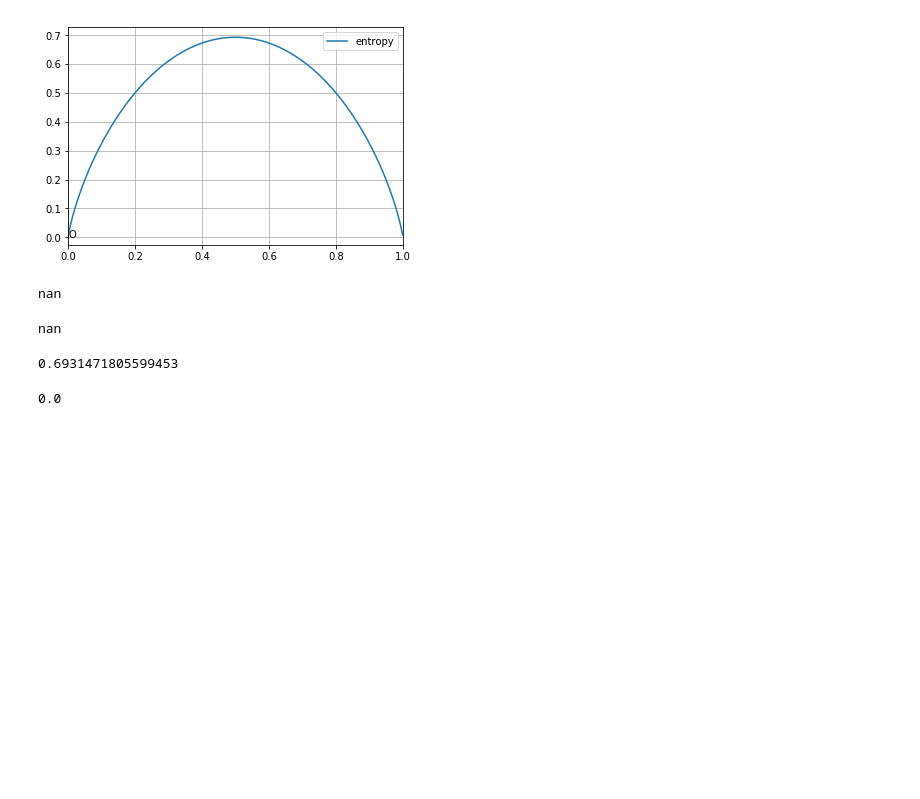
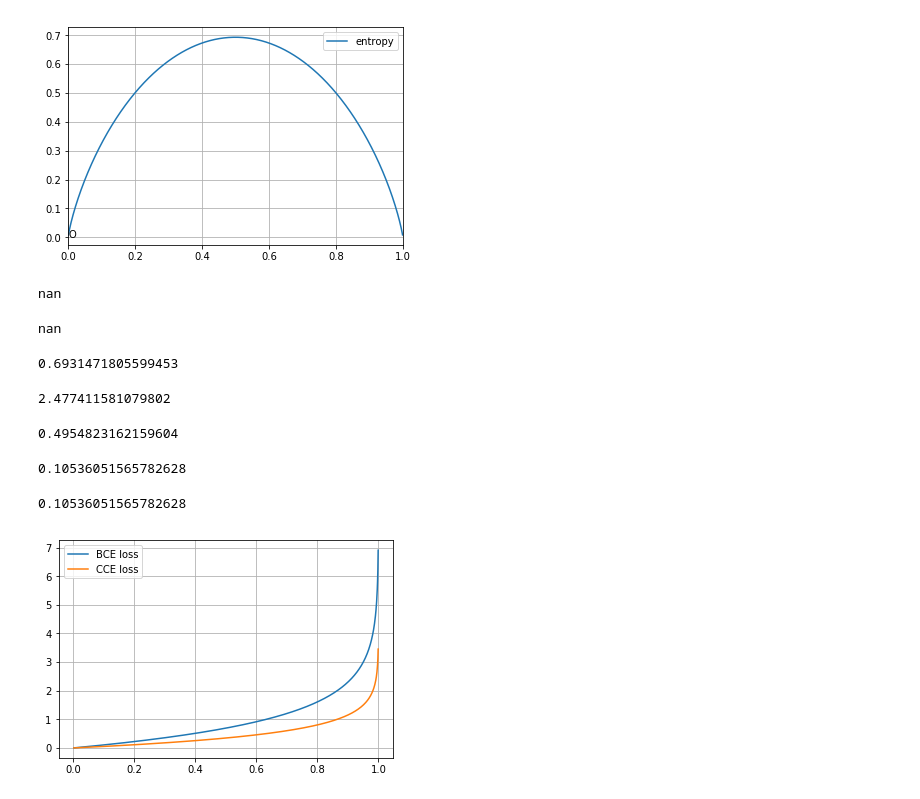
Before and after one commit to AI-Huang/deeplearning_basics, a Jupyter notebook: Math/test_functions.ipynb, the cells around one changed output. Drawn from its saved outputs; the diff is of its cells as text; code cells hidden in the pictures; blank space fills up the shorter version.

```diff
--- a/Math/test_functions.ipynb
+++ b/Math/test_functions.ipynb
@@ -38,9 +46,40 @@ nan
 entropy(0.5)
 # %% [output]
 0.6931471805599453
+# %%
+logits = np.asarray([0.1740, 0.1770, 0.1915, 0.2045, 0.2530])
+y_true = np.asarray([0., 0., 0., 1., 0.])
+binary_cross_entropy(logits, y_true)
+# %% [output]
+2.477411581079802
+# %%
+2.477411581079802/5
+# %% [output]
+0.4954823162159604
+# %%
+logits = np.asarray([0.1, 0.9])
+y_true = np.asarray([0., 1.])
+binary_cross_entropy(logits, y_true)
+# %% [output]
+0.10536051565782628
 # %%
-logits = [0.1, 0.8, 0.1]
-y_true = [0, 1, 0]
-cross_entropy(logits, y_true)
+logits = np.asarray([0.9, 0.1])
+y_true = np.asarray([1., 0.])
+binary_cross_entropy(logits, y_true)
 # %% [output]
-0.0
+0.10536051565782628
+# %%
+p = np.linspace(0.001, 0.999, 1000)
+y_true = np.asarray([0., 1.])
+bce_loss = np.zeros(p.shape[0])
+cce_loss = np.zeros(p.shape[0])
+for i, _p in enumerate(p):
+    logits = np.asarray([_p, 1-_p])
+    bce_loss[i] = binary_cross_entropy(logits, y_true)
+    cce_loss[i] = cross_entropy(logits, y_true)
+plt.plot(p, bce_loss, label="BCE loss")
+plt.plot(p, cce_loss, label="CCE loss")
+plt.legend()
+plt.grid()
+# %% [output]
+[figure, added]
```
Also changed, not shown: parts of 5 cells of this notebook, 2 other files.
